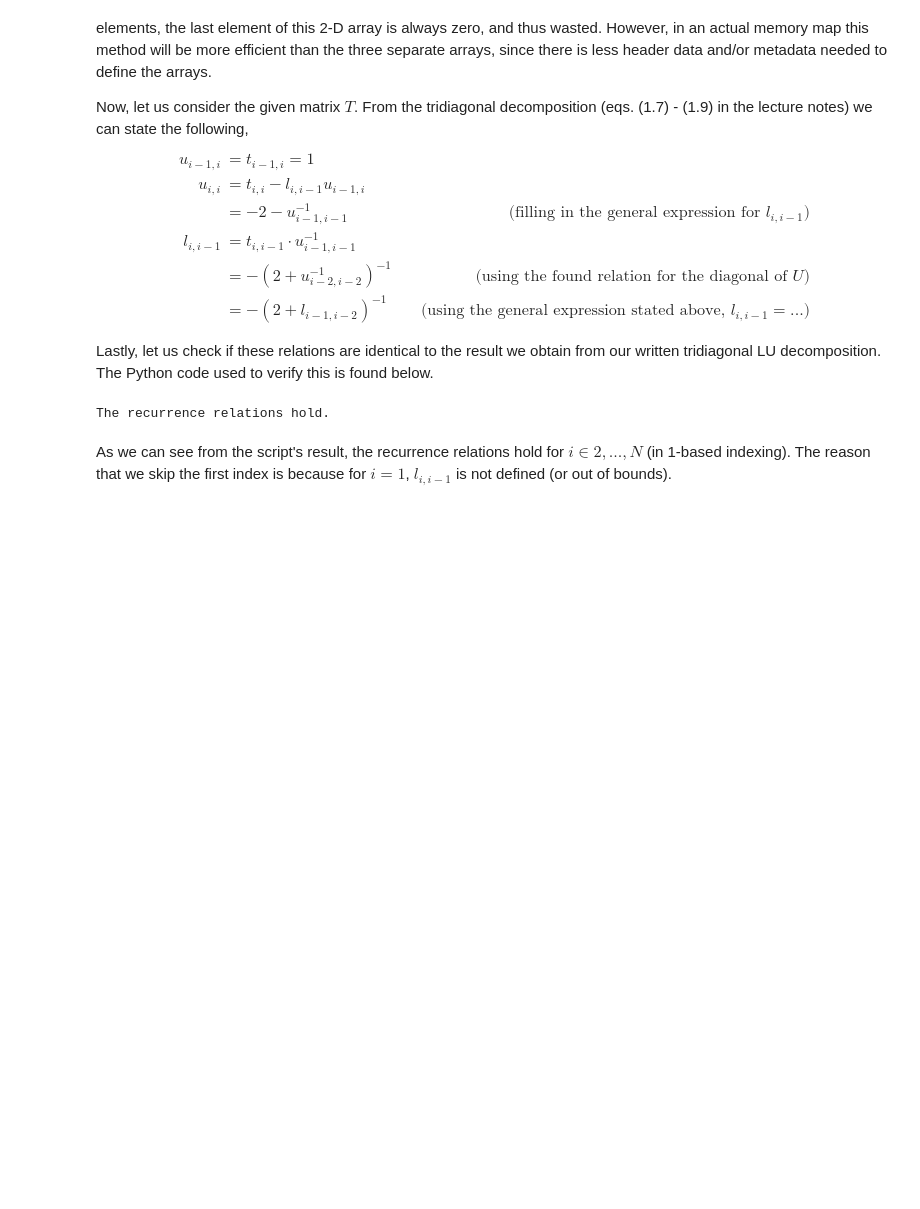
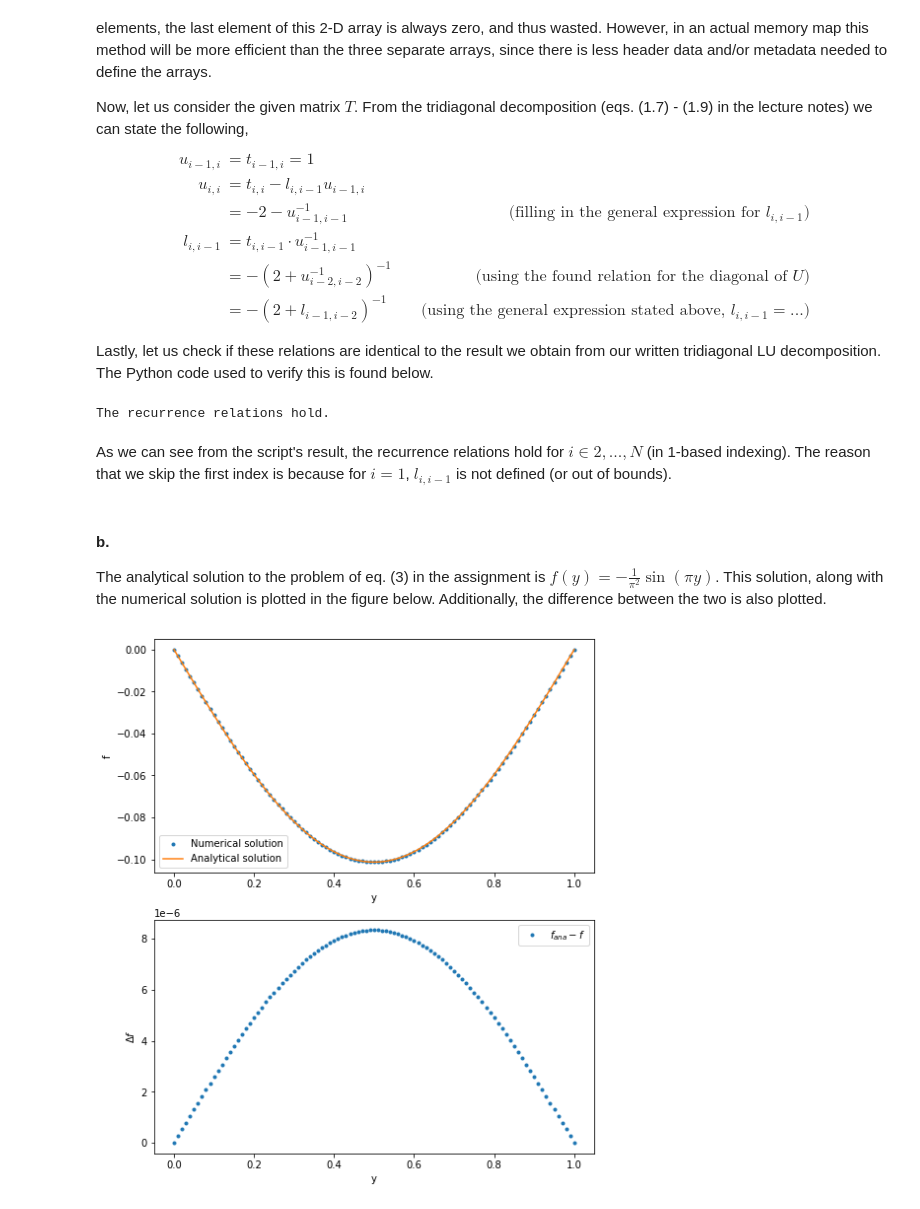
Before and after one commit to KevoSoftworks/mathematical_and_numerical_physics, a Jupyter notebook: part_2/part2.ipynb, the cells around one changed output. Cells and saved outputs as stored; diff of their text form; code cells hidden in the pictures; blank space fills up the shorter version.

```diff
--- a/part_2/part2.ipynb
+++ b/part_2/part2.ipynb
@@ -145,3 +146,39 @@ else:
 The recurrence relations hold.
 # %% [markdown]
 As we can see from the script's result, the recurrence relations hold for $i \in {2, ..., N}$ (in 1-based indexing). The reason that we skip the first index is because for $i = 1$, $l_{i, i-1}$ is not defined (or out of bounds).
+# %% [markdown]
+#### b.
+The analytical solution to the problem of eq. (3) in the assignment is $f(y) = -\frac{1}{\pi^2} \sin(\pi y)$. This solution, along with the numerical solution is plotted in the figure below. Additionally, the difference between the two is also plotted.
+# %%
+def solve_and_plot_2(y, dy, g, f_ana):
+    matrix = SparseTridiagonal()
+    matrix.decompose(diag, off_diag)
+    f = matrix.solve(dy**2 * g[1:-1])
+    f = [0, *f, 0]
+
+    plt.figure(figsize=(8, 2*4.8))
+    plt.subplot(211)
+    plt.plot(y, f, '.', label="Numerical solution")
+    plt.plot(y, f_ana, label="Analytical solution")
+    plt.legend()
+    plt.xlabel("y")
+    plt.ylabel("f")
+    plt.subplot(212)
+    plt.plot(y, f_ana - f, '.', label=r"$f_{ana} - f$")
+    plt.legend()
+    plt.xlabel("y")
+    plt.ylabel(r"$\Delta f$")
+
+    return f
+
+N = 101
+diag = -2 * np.ones(N-2)
+off_diag = np.ones(N-3)
+
+y, dy = np.linspace(0, 1, N, retstep=True)
+g = np.sin(np.pi * y)
+f_ana = -np.sin(np.pi * y) / np.pi**2
+
+solve_and_plot_2(y, dy, g, f_ana);
+# %% [output]
+[figure, added]
```
Also changed, not shown: parts of 7 cells of this notebook, 1 other file.
